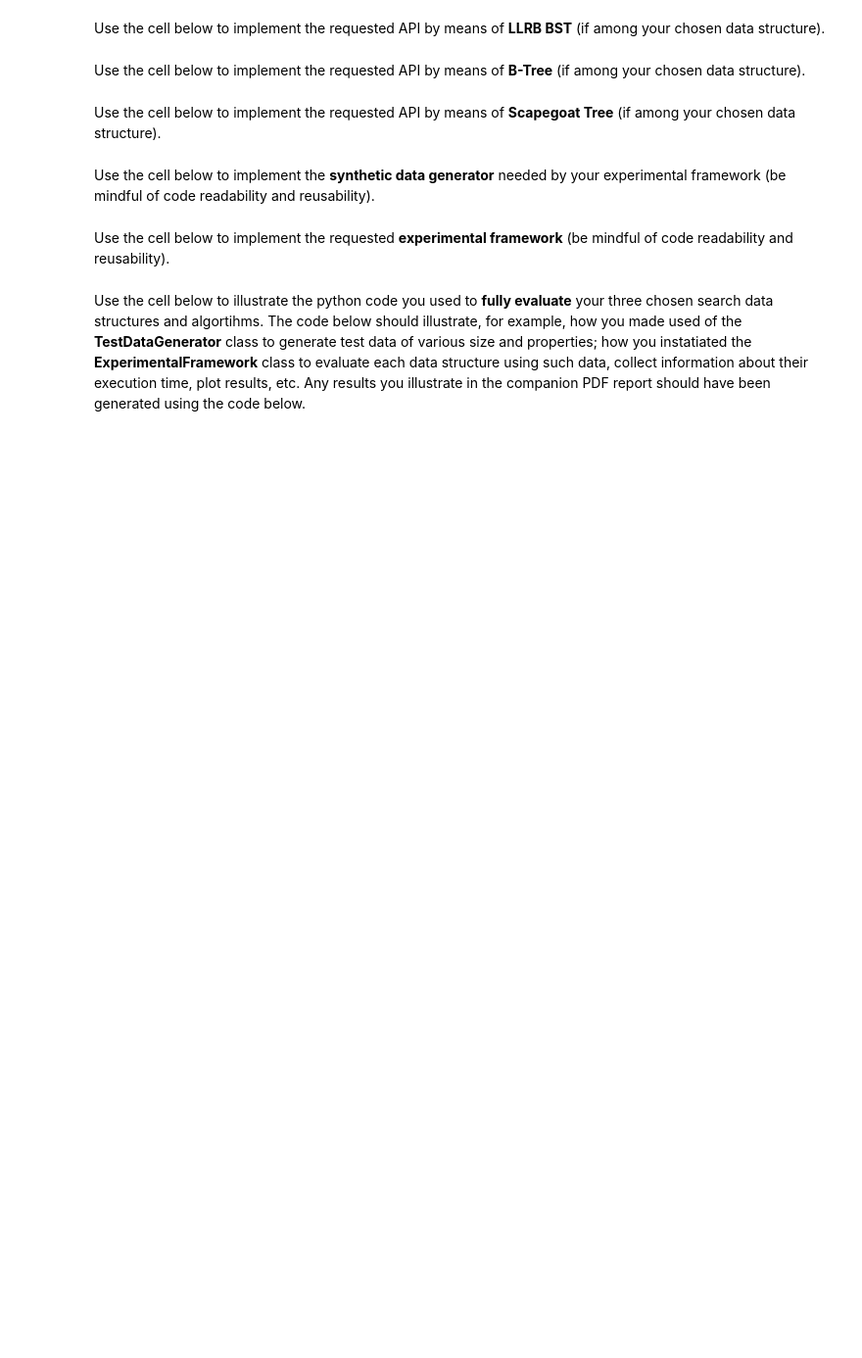
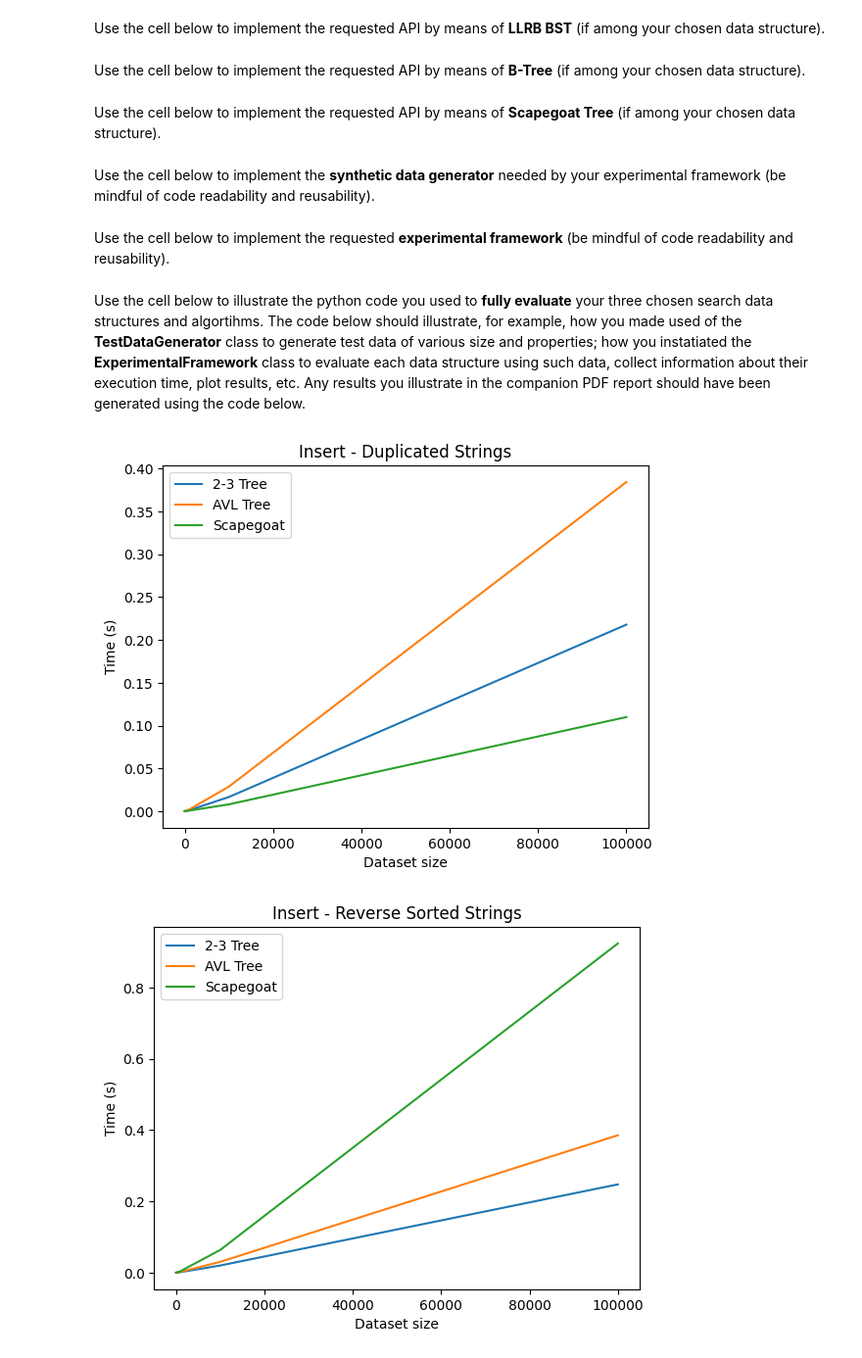
Before and after one commit to rad-zzni/AlgorithmsCoursework, a Jupyter notebook: group_XXX_COMP0005_code.ipynb, the cells around one changed output. Shown at 98% size. Drawn from its saved outputs; the diff is of its cells as text; code cells hidden in the pictures; blank space fills up the shorter version.

Commit message:
Insert testing done.

```diff
--- a/group_XXX_COMP0005_code.ipynb
+++ b/group_XXX_COMP0005_code.ipynb
@@ -430,29 +430,31 @@ class TestDataGenerator():
     -since methods are called internally, seed not completely consistent depending on order that methods are called
     -low lengths and high counts for random strings might produce duplicates
     '''
+    # Insert test methods
     #Method 1: Random order
-    def generate_random_strings(self, count, length=8):
+    def generate_random_strings(self, count, min_length=4, max_length=16):
         strings = []
         for i in range(count):
-            s = ''.join(random.choices(string.ascii_lowercase, k=length))
+            l = random.randint(min_length, max_length)
+            s = ''.join(random.choices(string.ascii_lowercase, k=l))
             strings.append(s)
         return strings
 
     #Method 2: Sorted (alphabetical) order
-    def generate_sorted_strings(self, count, length=8):
-        strings = self.generate_random_strings(count, length)
+    def generate_sorted_strings(self, count):
+        strings = self.generate_random_strings(count)
         strings.sort()
         return strings
 
     #Method 3: Reverse sorted (alphabetical) order
-    def generate_reverse_sorted_strings(self, count, length=8):
-        strings = self.generate_random_strings(count, length)
+    def generate_reverse_sorted_strings(self, count):
+        strings = self.generate_random_strings(count)
         strings.sort(reverse=True)
         return strings
 
     #Method 4: Nearly sorted (mostly sorted with ~5% swaps)
-    def generate_nearly_sorted_strings(self, count, length=8, swap_fraction=0.05):
-        strings = self.generate_sorted_strings(count, length)
+    def generate_nearly_sorted_strings(self, count, swap_fraction=0.05):
+        strings = self.generate_sorted_strings(count)
         num_swaps = int(count * swap_fraction)
         for i in range(num_swaps):
             idx1 = random.randint(0, count - 1)
@@ -461,14 +463,15 @@ class TestDataGenerator():
         return strings
 
     #Method 5: Strings with duplicates
-    def generate_strings_with_duplicates(self, count, length=8, duplicate_fraction=0.3):
+    def generate_strings_with_duplicates(self, count, duplicate_fraction=0.3):
         unique_count = int(count * (1 - duplicate_fraction))
-        unique_strings = self.generate_random_strings(unique_count, length)
+        unique_strings = self.generate_random_strings(unique_count)
         duplicates = random.choices(unique_strings, k=count - unique_count)
         result = unique_strings + duplicates
         random.shuffle(result)
         return result
 
+    # Search test methods
     #Method 6: Search targets to be found
     def generate_search_hits(self, inserted_strings, count):
         return random.choices(inserted_strings, k=count)
@@ -516,0 +538,23 @@ Use the cell below to illustrate the python code you used to **fully evaluate**
+# %%
+# ADD YOUR TEST CODE HERE
+
+framework = ExperimentalFramework()
+
+
+# Tuples of (signature, title) for testing/plotting purposes
+insert_data_generation = {(framework.data_generator.generate_random_strings, "Insert - Random Strings"),
+                          (framework.data_generator.generate_strings_with_duplicates, "Insert - Duplicated Strings"),
+                          (framework.data_generator.generate_sorted_strings, "Insert - Sorted Strings"),
+                          (framework.data_generator.generate_nearly_sorted_strings, "Insert - Nearly Sorted Strings"),
+                          (framework.data_generator.generate_reverse_sorted_strings, "Insert - Reverse Sorted Strings")}
+
+for method in insert_data_generation:
+    results = {
+        "2-3 Tree": framework.time_insert(TwoThreeTree, method[0]),
+        "AVL Tree": framework.time_insert(AVLTree, method[0]),
+        "Scapegoat": framework.time_insert(ScapegoatTree, method[0]),
+    }
+    framework.plot_comparison(results, method[1])
+# %% [output]
+[figure, added]
+[figure, added]
```
Also changed, not shown: parts of 4 cells of this notebook.
